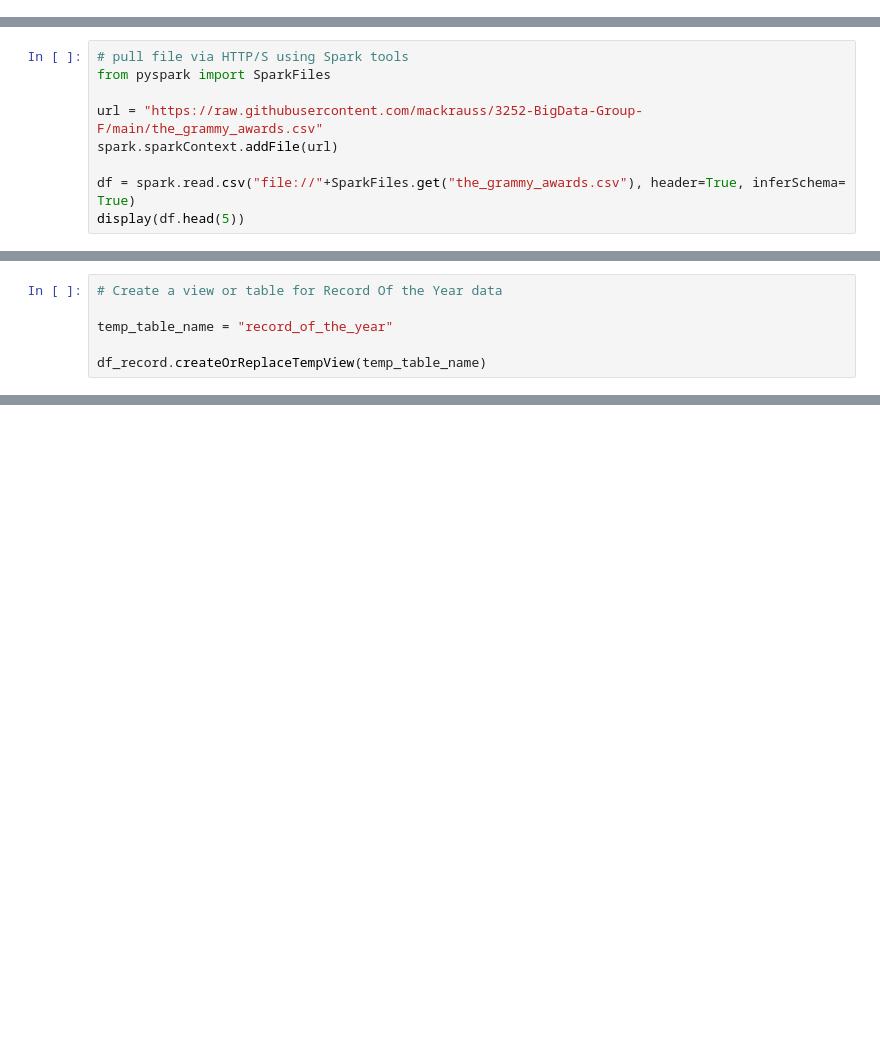
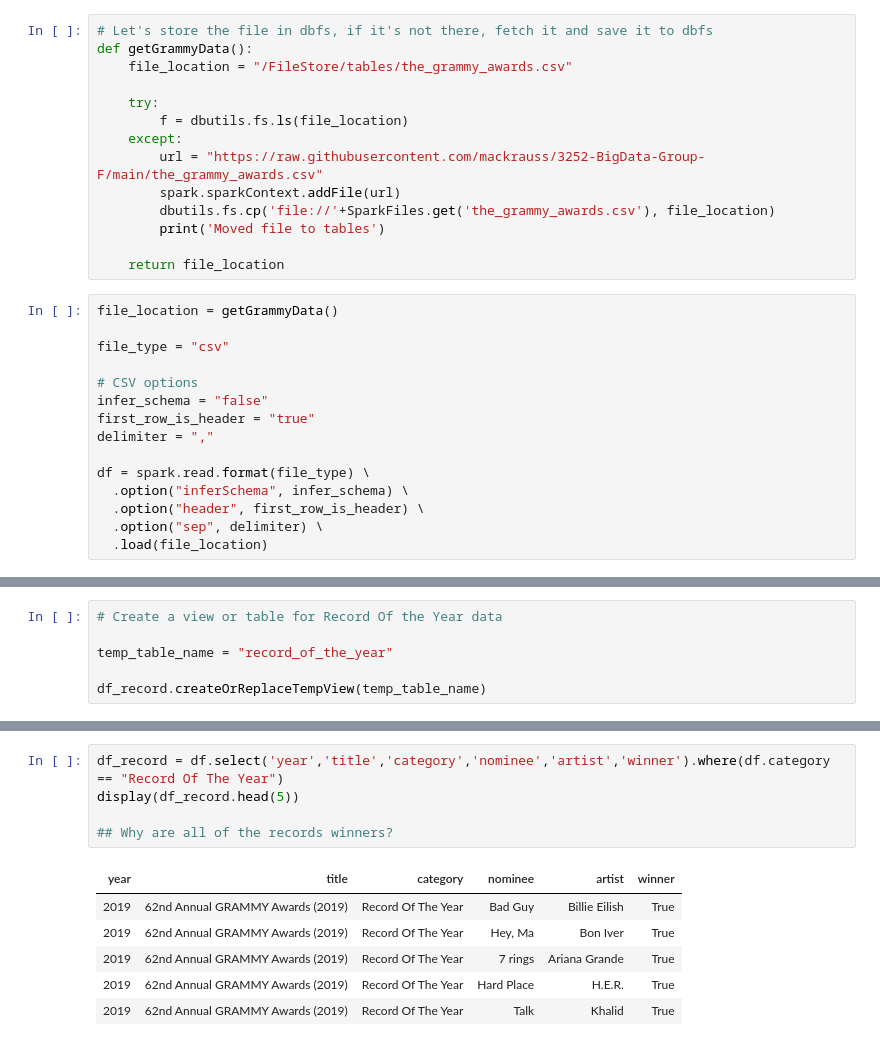
Before and after one commit to mackrauss/3252-BigData-Group-F, a Jupyter notebook: Group F - Data Project.ipynb, the cells around one changed output, grey strips where cells are left out. Cells and saved outputs as stored; diff of their text form; blank space fills up the shorter version.

Commit message:
Adding save to dbfs

```diff
--- a/Group F - Data Project.ipynb
+++ b/Group F - Data Project.ipynb
@@ -5 +6,30 @@ from pyspark.sql.types import StructType,StructField, StringType, IntegerType, F
+# %%
+# Let's store the file in dbfs, if it's not there, fetch it and save it to dbfs
+def getGrammyData():
+    file_location = "/FileStore/tables/the_grammy_awards.csv"
+
+    try:
+        f = dbutils.fs.ls(file_location)
+    except:
+        url = "https://raw.githubusercontent.com/mackrauss/3252-BigData-Group-F/main/the_grammy_awards.csv"
+        spark.sparkContext.addFile(url)
+        dbutils.fs.cp('file://'+SparkFiles.get('the_grammy_awards.csv'), file_location)
+        print('Moved file to tables')
+
+    return file_location
+# %%
+file_location = getGrammyData()
+
+file_type = "csv"
+
+# CSV options
+infer_schema = "false"
+first_row_is_header = "true"
+delimiter = ","
+
+df = spark.read.format(file_type) \
+  .option("inferSchema", infer_schema) \
+  .option("header", first_row_is_header) \
+  .option("sep", delimiter) \
+  .load(file_location)
 # %%
@@ -31,9 +42,0 @@ from pyspark.sql.types import StructType,StructField, StringType, IntegerType, F
-# %%
-# pull file via HTTP/S using Spark tools
-from pyspark import SparkFiles
-
-url = "https://raw.githubusercontent.com/mackrauss/3252-BigData-Group-F/main/the_grammy_awards.csv"
-spark.sparkContext.addFile(url)
-
-df = spark.read.csv("file://"+SparkFiles.get("the_grammy_awards.csv"), header=True, inferSchema= True)
-display(df.head(5))
@@ -142,3 +147,15 @@ from `record_of_the_year`
 | 1960 | 3rd Annual GRAMMY Awards (1960) | Record Of The Year | The Theme From A Summer Place | Percy Faith & His Orchestra | null | https://www.grammy.com/sites/com/... | True |
 | 1959 | 2nd Annual GRAMMY Awards (1959) | Record Of The Year | Mack The Knife | Bobby Darin | null | https://www.grammy.com/sites/com/... | True |
 | 1958 | 1st Annual GRAMMY Awards (1958) | Record Of The Year | Nel Blu Dipinto Di Blu (Volare) | Domenico Modugno | null | https://www.grammy.com/sites/com/... | True |
+# %%
+df_record = df.select('year','title','category','nominee','artist','winner').where(df.category == "Record Of The Year")
+display(df_record.head(5))
+
+## Why are all of the records winners?
+# %% [output]
+| year | title | category | nominee | artist | winner |
+| 2019 | 62nd Annual GRAMMY Awards (2019) | Record Of The Year | Bad Guy | Billie Eilish | True |
+| 2019 | 62nd Annual GRAMMY Awards (2019) | Record Of The Year | Hey, Ma | Bon Iver | True |
+| 2019 | 62nd Annual GRAMMY Awards (2019) | Record Of The Year | 7 rings | Ariana Grande | True |
+| 2019 | 62nd Annual GRAMMY Awards (2019) | Record Of The Year | Hard Place | H.E.R. | True |
+| 2019 | 62nd Annual GRAMMY Awards (2019) | Record Of The Year | Talk | Khalid | True |
```
Also changed, not shown: parts of 5 cells of this notebook.
